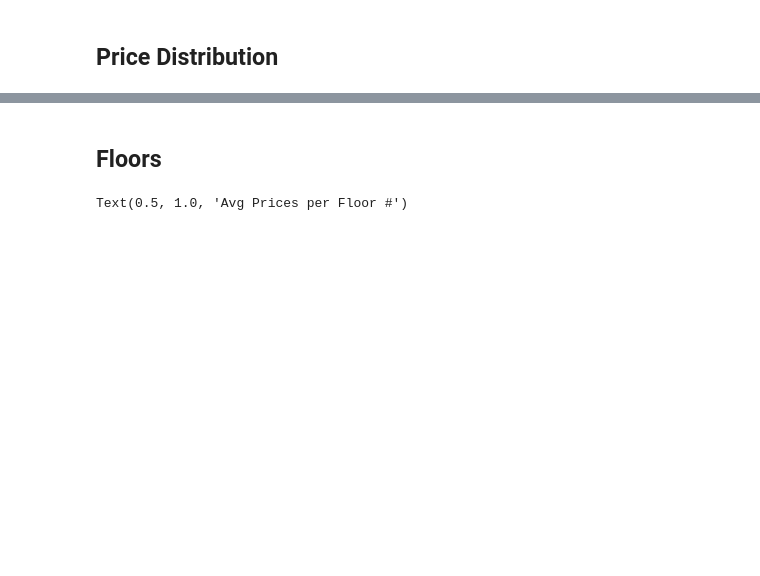
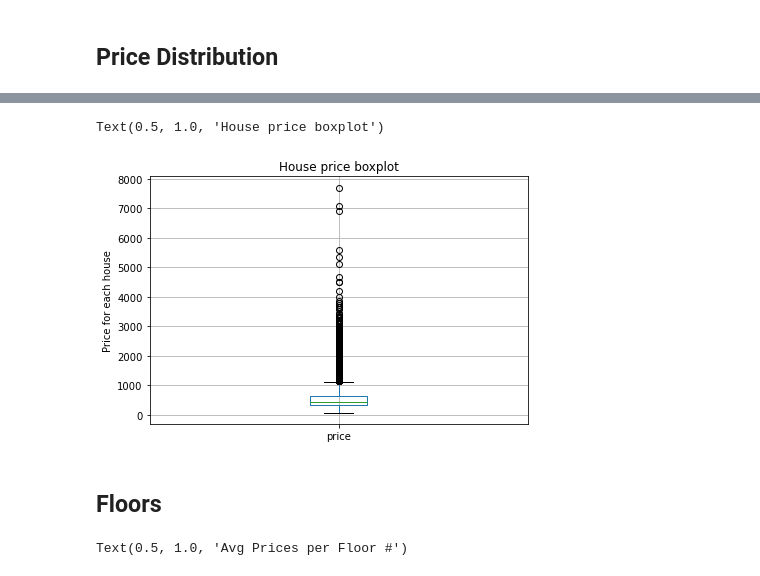
Before and after one commit to CamLadd/Housing_analysis_project, a Jupyter notebook: Data_cleaning.ipynb, the cells around one changed output, grey strips where cells are left out. Cells and saved outputs as stored; diff of their text form; code cells hidden in the pictures; blank space fills up the shorter version.

```diff
--- a/Data_cleaning.ipynb
+++ b/Data_cleaning.ipynb
@@ -222,3 +295,11 @@ plt.legend()
+# %%
+df.boxplot('price')
+plt.tight_layout()
+plt.ylabel('Price for each house')
+plt.title('House price boxplot')
+# %% [output]
+Text(0.5, 1.0, 'House price boxplot')
+[figure, added]
 # %% [markdown]
 ## Floors
 # %%
```
Also changed, not shown: parts of 32 cells of this notebook.
